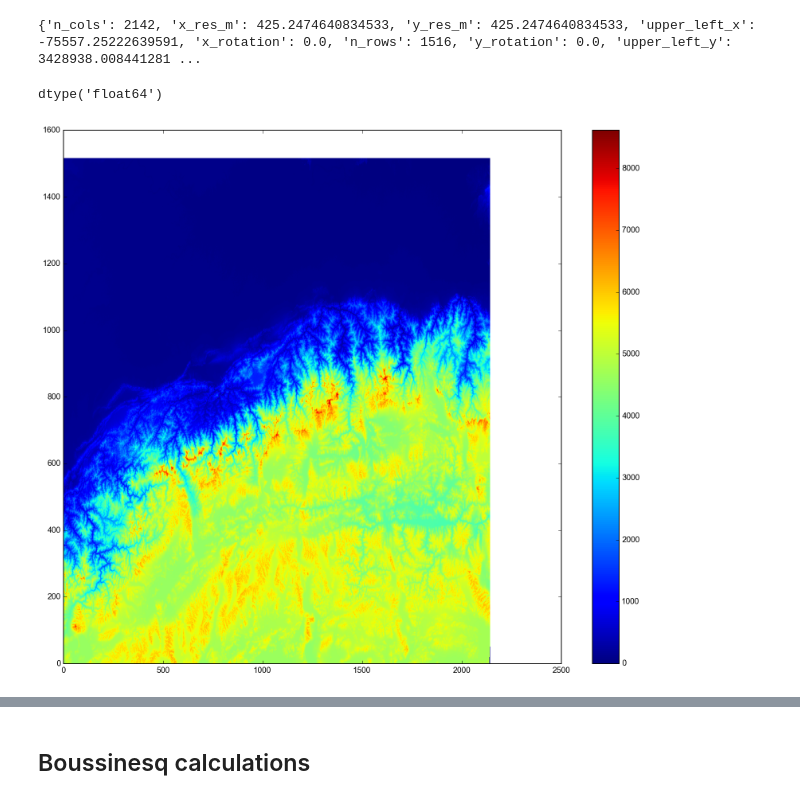
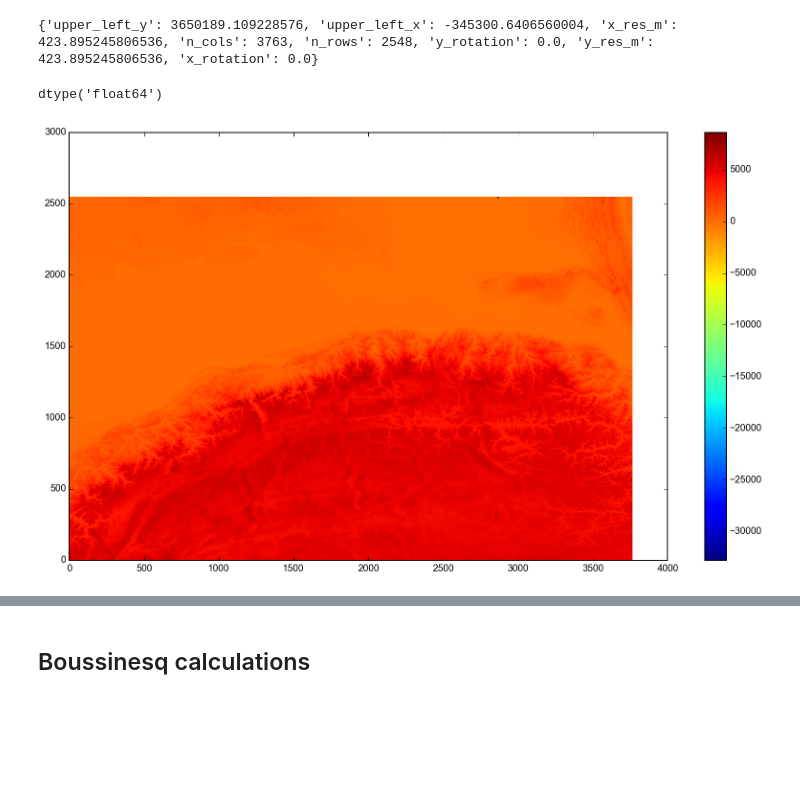
Before and after one commit to cossatot/nepal_eq_2015_stress, a Jupyter notebook: notebooks/1_nepal_topo_stress.ipynb, the cells around one changed output, grey strips where cells are left out. Cells and saved outputs as stored; diff of their text form; code cells hidden in the pictures; blank space fills up the shorter version.

```diff
--- a/notebooks/1_nepal_topo_stress.ipynb
+++ b/notebooks/1_nepal_topo_stress.ipynb
@@ -12,7 +12,8 @@ import halfspace.sandbox as hbx
 import time
 import h5py
 # %%
-dem_dataset = gdal.Open('../data/dem/nepal_eq_utm45n_500m_clip.tif')
+#dem_dataset = gdal.Open('../data/dem/nepal_eq_utm45n_500m_clip.tif')
+dem_dataset = gdal.Open('../data/dem/s_tibet_utm45n_500m_clip.tif')
 # %%
 # write GeoTransform parameters to dictionary
 
@@ -29,7 +30,7 @@ dem_transform['y_res_m'] *= -1 # correct for the upper-left origin thing
 
 print(dem_transform)
 # %% [output]
-{'n_cols': 2142, 'x_res_m': 425.2474640834533, 'y_res_m': 425.2474640834533, 'upper_left_x': -75557.25222639591, 'x_rotation': 0.0, 'n_rows': 1516, 'y_rotation': 0.0, 'upper_left_y': 3428938.008441281 ...
+{'upper_left_y': 3650189.109228576, 'upper_left_x': -345300.6406560004, 'x_res_m': 423.895245806536, 'n_cols': 3763, 'n_rows': 2548, 'y_rotation': 0.0, 'y_res_m': 423.895245806536, 'x_rotation': 0.0}
 # %%
 dem_transform['east_min'] = dem_transform['upper_left_x']
 
@@ -70,11 +72,11 @@ dtype('float64')
 # %%
 # look at dem
 
-plt.figure(figsize=(14,12))
+plt.figure(figsize=(14,8))
 
 plt.pcolormesh(dem)
 plt.colorbar()
 
 plt.show()
 # %% [output]
-[figure, old version]
+[figure, new version]
```
Also changed, not shown: parts of 6 cells of this notebook, 6 other files.
